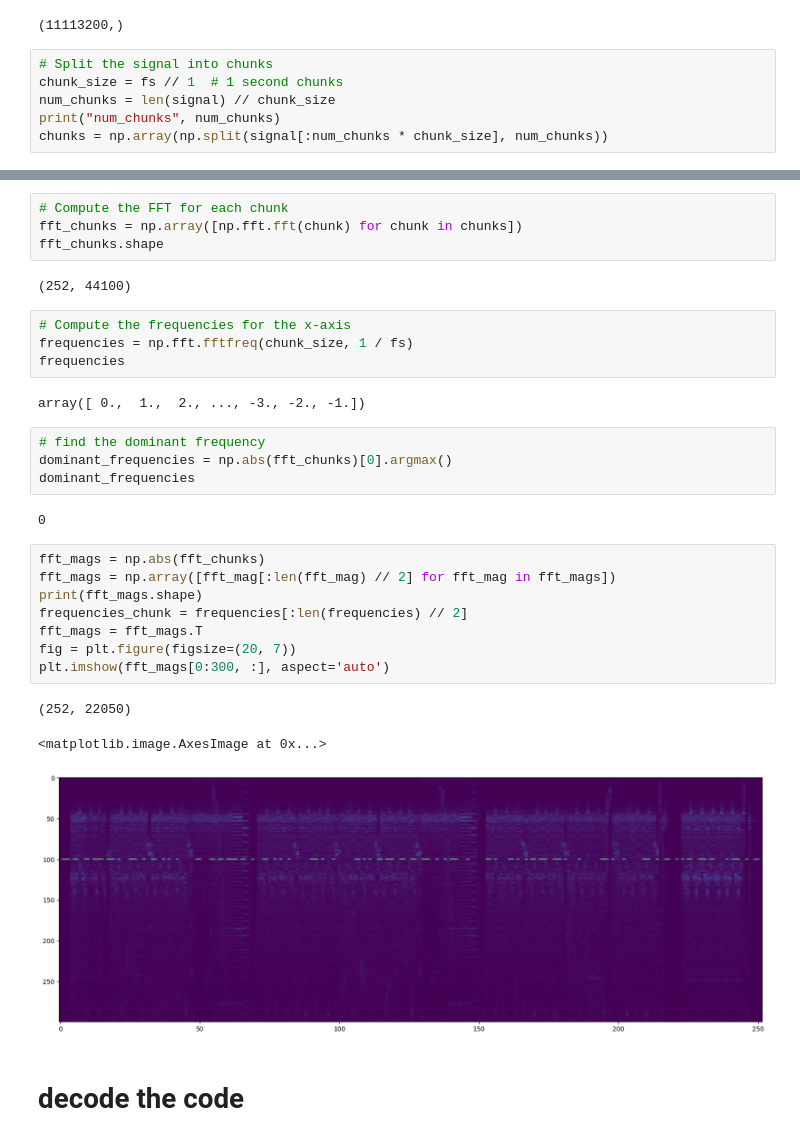
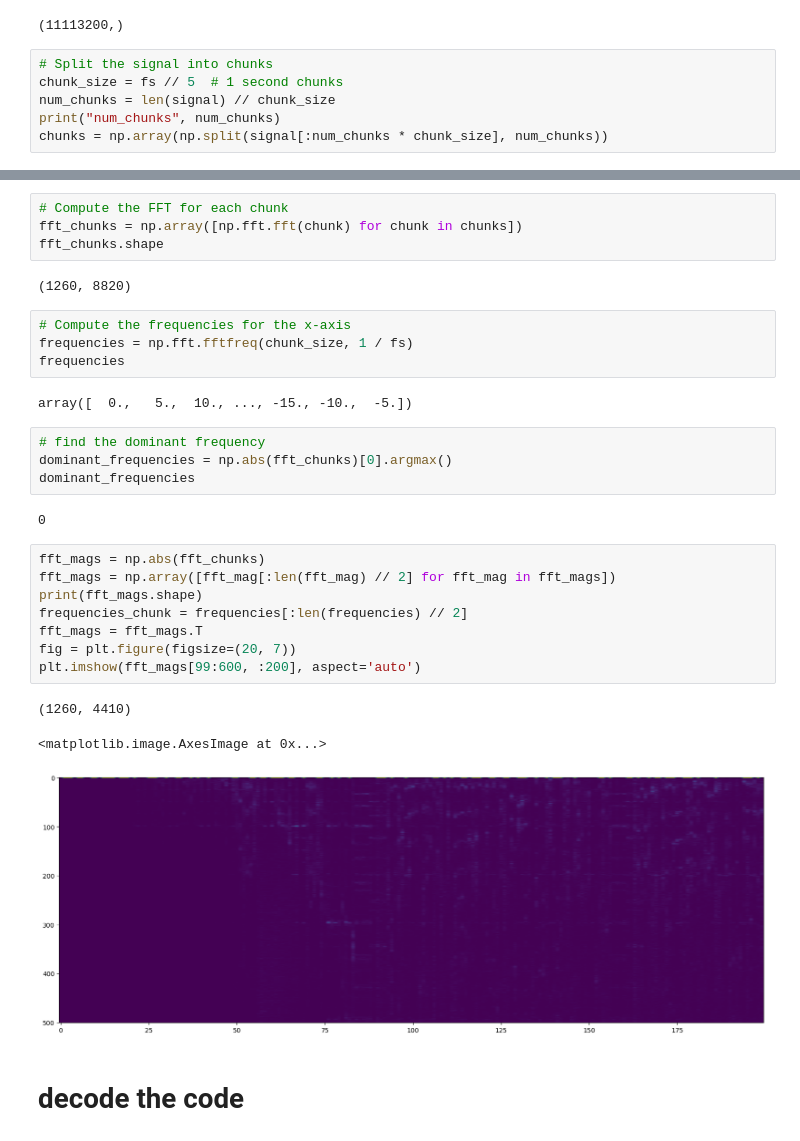
Before and after one commit to Team-Denis/BestHackathon3, a Jupyter notebook: ant_code/sound_offuscation/fft_learning.ipynb, the cells around one changed output, grey strips where cells are left out. Saved outputs shown, nothing was run; the diff lists cells and outputs as text.

```diff
--- a/ant_code/sound_offuscation/fft_learning.ipynb
+++ b/ant_code/sound_offuscation/fft_learning.ipynb
@@ -22,7 +22,7 @@ signal.shape
 (11113200,)
 # %%
 # Split the signal into chunks
-chunk_size = fs // 1  # 1 second chunks
+chunk_size = fs // 5  # 1 second chunks
 num_chunks = len(signal) // chunk_size
 print("num_chunks", num_chunks)
 chunks = np.array(np.split(signal[:num_chunks * chunk_size], num_chunks))
@@ -51,13 +51,13 @@ array([[ 0.        ,  0.        ,  0.        , ...,  0.        ,
 fft_chunks = np.array([np.fft.fft(chunk) for chunk in chunks])
 fft_chunks.shape
 # %% [output]
-(252, 44100)
+(1260, 8820)
 # %%
 # Compute the frequencies for the x-axis
 frequencies = np.fft.fftfreq(chunk_size, 1 / fs)
 frequencies
 # %% [output]
-array([ 0.,  1.,  2., ..., -3., -2., -1.])
+array([  0.,   5.,  10., ..., -15., -10.,  -5.])
 # %%
 # find the dominant frequency
 dominant_frequencies = np.abs(fft_chunks)[0].argmax()
@@ -67,15 +67,15 @@ dominant_frequencies
 # %%
 fft_mags = np.abs(fft_chunks)
 fft_mags = np.array([fft_mag[:len(fft_mag) // 2] for fft_mag in fft_mags])
 print(fft_mags.shape)
 frequencies_chunk = frequencies[:len(frequencies) // 2]
 fft_mags = fft_mags.T
 fig = plt.figure(figsize=(20, 7))
-plt.imshow(fft_mags[0:300, :], aspect='auto')
+plt.imshow(fft_mags[99:600, :200], aspect='auto')
 # %% [output]
-(252, 22050)
+(1260, 4410)
 <matplotlib.image.AxesImage at 0x...>
-[figure, old version]
+[figure, new version]
 # %% [markdown]
 # decode the code
 # %%
```
Also changed, not shown: parts of 9 cells of this notebook, 1 other file.
